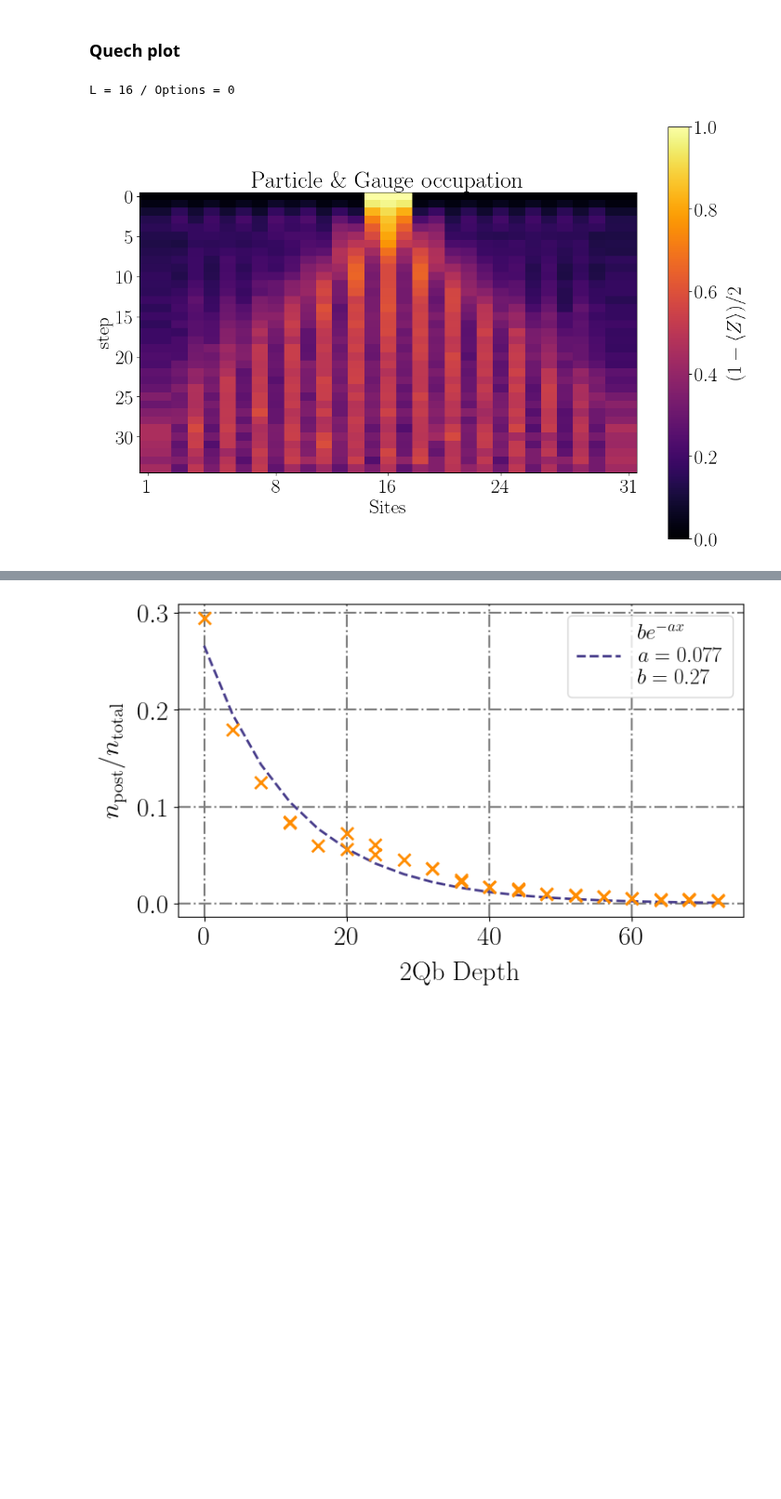
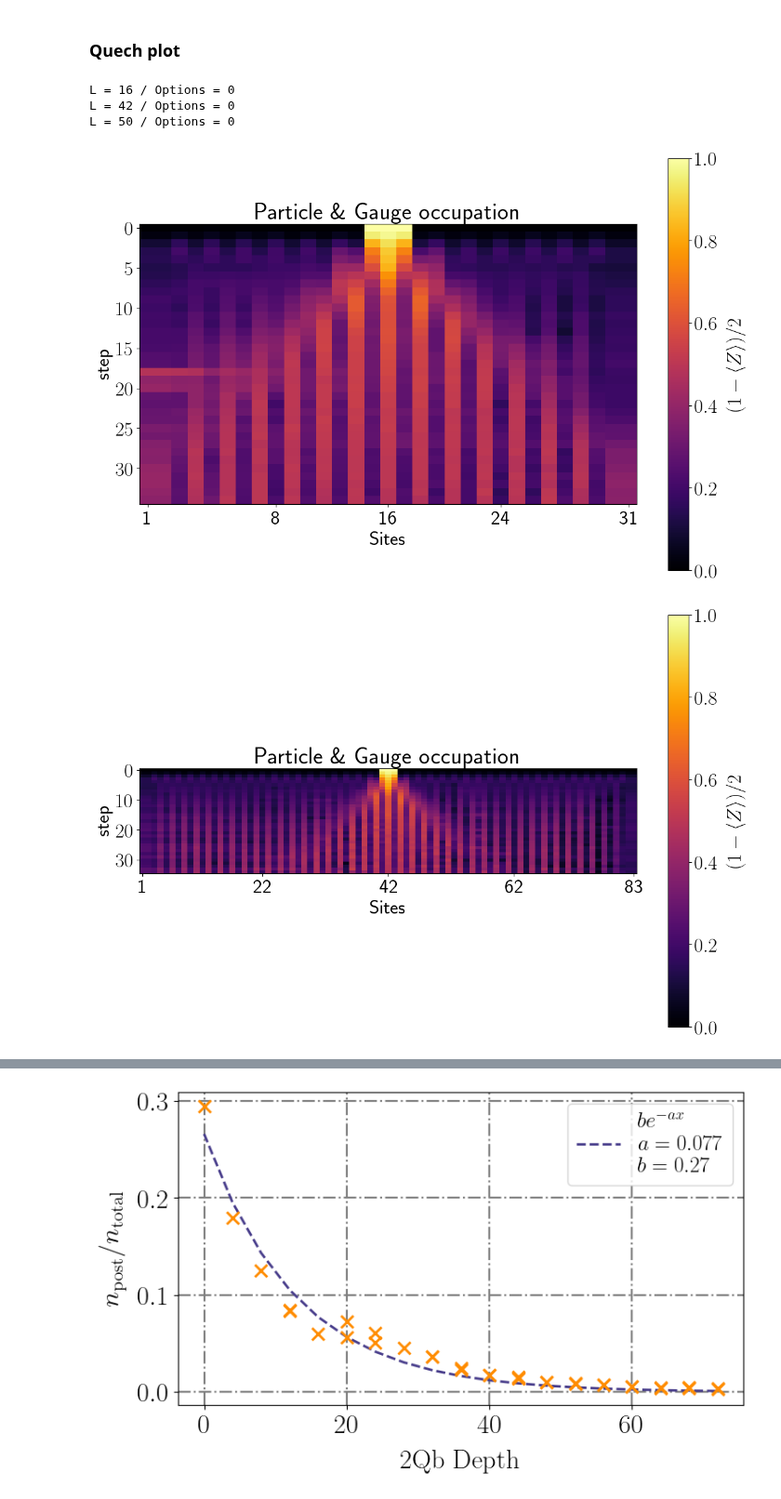
Before and after one commit to Fradm98/qs-qh, a Jupyter notebook: src/notebooks/Z2/z2_chain_hardware_postselection.ipynb, the cells around one changed output, grey strips where cells are left out. Shown at 93% size. Cells and saved outputs as stored; diff of their text form; code cells hidden in the pictures; blank space fills up the shorter version.

Commit message:
New results

```diff
--- a/src/notebooks/Z2/z2_chain_hardware_postselection.ipynb
+++ b/src/notebooks/Z2/z2_chain_hardware_postselection.ipynb
@@ -7,12 +7,12 @@
 from utils.hexec import create_estimator_options
 from utils.hexec import ExecDB
 
-L_arr = [8, 16, 24, 32, 40, 48, 50, 52]
+L_arr = [16, 42, 50]
 # L_arr = [16]
-J = 1
-h = 0.05
-lamb = 0.7
-g = None
+J_arr = [1]
+h_arr = [0.05]
+lamb_arr = [0.7]
+g_arr = [8]
 
 x_basis = False
 
@@ -22,7 +22,9 @@ particle_pair_length = 1
 final_time = 8
 steps = 35
 
-shots = [50000]
+shots = 50000
+
+odr = True
 
 execution_database = "z2_chain_jobs_postselection.json"
 jobs_result_folder = execution_database.split(".")[0] + "/"
@@ -43,7 +45,7 @@ device = "ibm_fez"
 # device = "ibm_sherbrooke"
 # device = "ibm_torino"
 
-eplg_absolute = 4.80e-3
+eplg_absolute = 1.49e-3
 
 service = QiskitRuntimeService(channel=channel, token=ibm_token, instance=group_instance2)
 backend = service.backend(device)
@@ -107,8 +120,11 @@ jobs = [] #jobs[L][opts][i]
 
 for i, L in enumerate(L_arr):
     this_L_jobs = []
-    for opts_dict in sampler_options:
-        this_jobs = execute_postselected_sampler_batch(backend, opts_dict, circuits[i], postselection_operators_funcs[i], observable_generating_funcs[i], extra_options=extra_options[i], job_db=job_db)
+    for j, (J, h, lamb, g) in enumerate(product(J_arr, h_arr, lamb_arr, g_arr)):
+        if odr:
+            this_jobs = execute_postselected_sampler_batch(backend, sampler_options, circuits[i][j], postselection_operators_funcs[i], observable_generating_funcs[i], odr_circuits=odr_circuits[i][j], extra_options=extra_options[i][j], job_db=job_db)
+        else:
+            this_jobs = execute_postselected_sampler_batch(backend, sampler_options, circuits[i][j], postselection_operators_funcs[i], observable_generating_funcs[i], extra_options=extra_options[i][j], job_db=job_db)
         this_L_jobs.append(this_jobs)
     jobs.append(this_L_jobs)
 # %% [markdown]
@@ -124,10 +140,13 @@ for i, L in enumerate(L_arr):
     this_L_jobs = []
     this_L_samples_dicts = []
     this_L_postselected_samples_dicts = []
-    for opts_dict in sampler_options:
-        clean_extra_options = extra_options[i].copy()
+    for j, (J, h, lamb, g) in enumerate(product(J_arr, h_arr, lamb_arr, g_arr)):
+        clean_extra_options = extra_options[i][j].copy()
         del clean_extra_options["eplg"]
-        this_jobs, this_samples_dicts, this_postselected_samples_dicts = load_postselected_jobs(job_db, service, clean_extra_options, circuits[i], postselection_operators_funcs[i], observable_generating_funcs[i], clean_extra_options, jobs_result_folder=jobs_result_folder, return_samples_dicts=True, return_postselected_samples_dicts=True)
+        if odr:
+            this_jobs, this_samples_dicts, this_postselected_samples_dicts = load_postselected_jobs(job_db, service, clean_extra_options, circuits[i][j], postselection_operators_funcs[i], observable_generating_funcs[i], clean_extra_options, jobs_result_folder=jobs_result_folder, return_samples_dicts=True, return_postselected_samples_dicts=True, odr_circuits=odr_circuits[i][j])
+        else:
+            this_jobs, this_samples_dicts, this_postselected_samples_dicts = load_postselected_jobs(job_db, service, clean_extra_options, circuits[i][j], postselection_operators_funcs[i], observable_generating_funcs[i], clean_extra_options, jobs_result_folder=jobs_result_folder, return_samples_dicts=True, return_postselected_samples_dicts=True)
         this_L_jobs.append(this_jobs)
         this_L_samples_dicts.append(this_samples_dicts)
         this_L_postselected_samples_dicts.append(this_postselected_samples_dicts)
@@ -154,11 +173,14 @@ for i, L in enumerate(L_arr):
 # %%
 from z2chain.plotting import x_t_plot
 
 for i, L in enumerate(L_arr):
-    for j, opts_dict in enumerate(sampler_options):
+    for j, (J, h, lamb, g) in enumerate(product(J_arr, h_arr, lamb_arr, g_arr)):
         print(f"L = {L} / Options = {j}")
         occupations = (1-jobs[i][j])/2
-        x_t_plot(occupations, filepath=f"Plots/hardware_postselection_z2pairquench_maxt_{final_time}_steps_{steps}_L_{L}_J_{J:.04f}_h_{h:.04f}_lamb_{lamb:.04f}_g_{g}_pp_{particle_pair_left_positions[i]}_pl_{particle_pair_length}_dc_{opts_dict["dynamical_decoupling"]["sequence_type"]}_xbasis_{x_basis}.png")
+        x_t_plot(occupations, filepath=f"Plots/hardware_postselection_z2pairquench_maxt_{final_time}_steps_{steps}_L_{L}_J_{J:.04f}_h_{h:.04f}_lamb_{lamb:.04f}_g_{g}_pp_{particle_pair_left_positions[i]}_pl_{particle_pair_length}_dc_{sampler_options["dynamical_decoupling"]["sequence_type"]}_xbasis_{x_basis}.png")
 # %% [output]
 L = 16 / Options = 0
+L = 42 / Options = 0
+L = 50 / Options = 0
-[figure, old version]
+[figure, new version]
+[figure, added]
```
Also changed, not shown: parts of 3 cells of this notebook, 15 other files.
